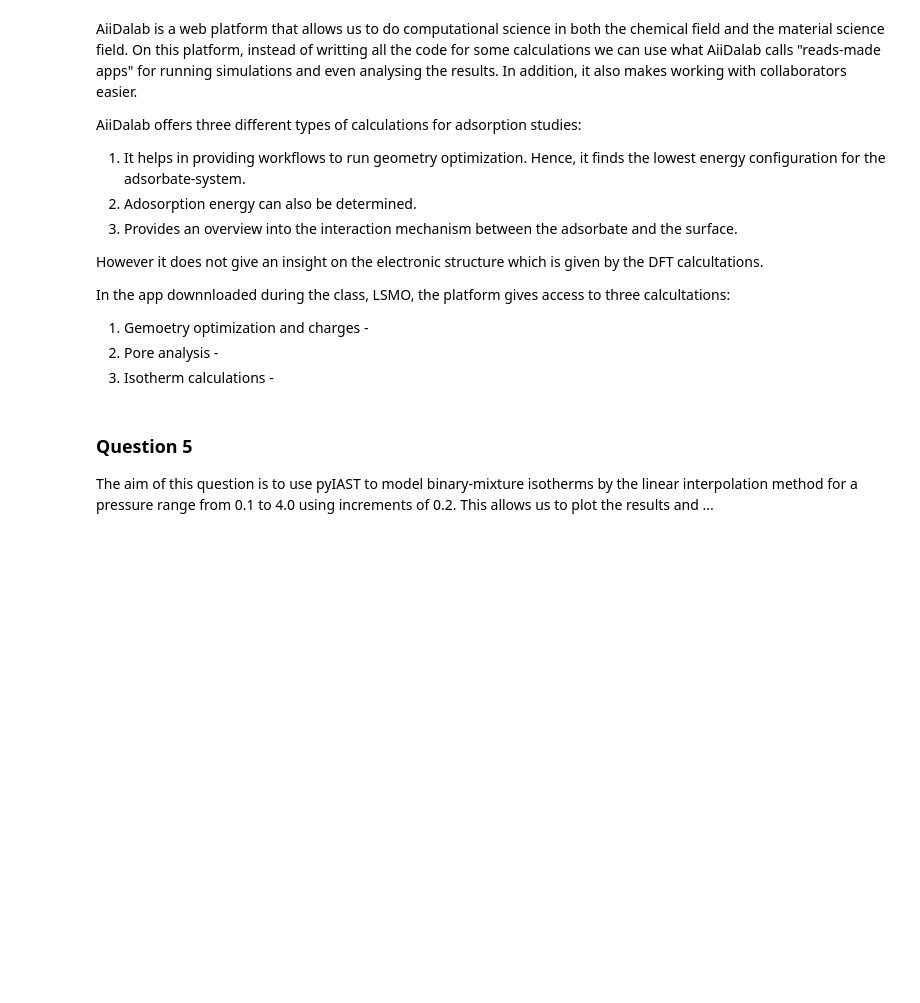
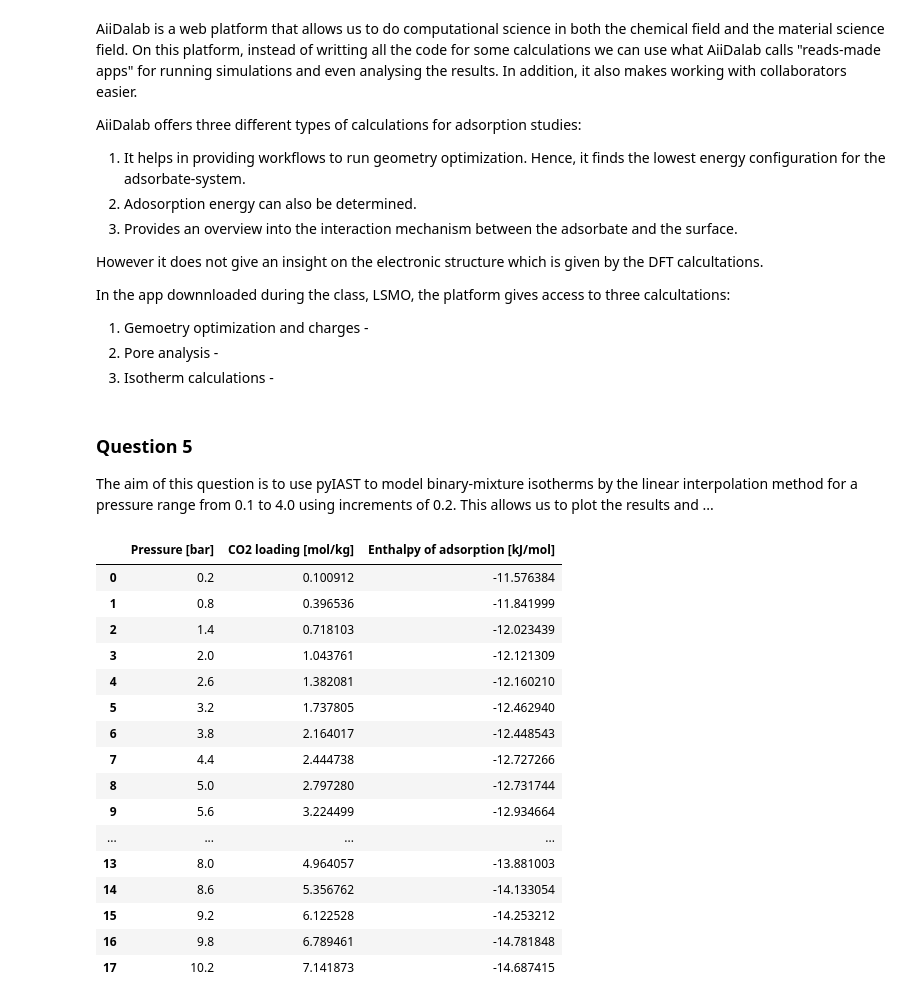
Before and after one commit to clarice-m04/modellinglab, a Jupyter notebook: GroupB_Block2_Project2.ipynb, the cells around one changed output. Saved outputs shown, nothing was run; the diff lists cells and outputs as text; code cells hidden in the pictures; blank space fills up the shorter version.

```diff
--- a/GroupB_Block2_Project2.ipynb
+++ b/GroupB_Block2_Project2.ipynb
@@ -65,6 +65,26 @@ def binary_mixture(y_CH4: float, y_CO2: float):
     plt.legend()
     plt.tight_layout()
     plt.show()
+# %%
+df_CO2
+# %% [output]
+|  | Pressure [bar] | CO2 loading [mol/kg] | Enthalpy of adsorption [kJ/mol] |
+| 0 | 0.2 | 0.100912 | -11.576384 |
+| 1 | 0.8 | 0.396536 | -11.841999 |
+| 2 | 1.4 | 0.718103 | -12.023439 |
+| 3 | 2.0 | 1.043761 | -12.121309 |
+| 4 | 2.6 | 1.382081 | -12.160210 |
+| 5 | 3.2 | 1.737805 | -12.462940 |
+| 6 | 3.8 | 2.164017 | -12.448543 |
+| 7 | 4.4 | 2.444738 | -12.727266 |
+| 8 | 5.0 | 2.797280 | -12.731744 |
+| 9 | 5.6 | 3.224499 | -12.934664 |
+| ... | ... | ... | ... |
+| 13 | 8.0 | 4.964057 | -13.881003 |
+| 14 | 8.6 | 5.356762 | -14.133054 |
+| 15 | 9.2 | 6.122528 | -14.253212 |
+| 16 | 9.8 | 6.789461 | -14.781848 |
+| 17 | 10.2 | 7.141873 | -14.687415 |
 # %%
 df_CH4 = pd.read_csv("CH4_IRMOF1.csv")
 df_CO2 = pd.read_csv("CO2_IRMOF1.csv")
```
Also changed, not shown: parts of 3 cells of this notebook, 3 other files.
